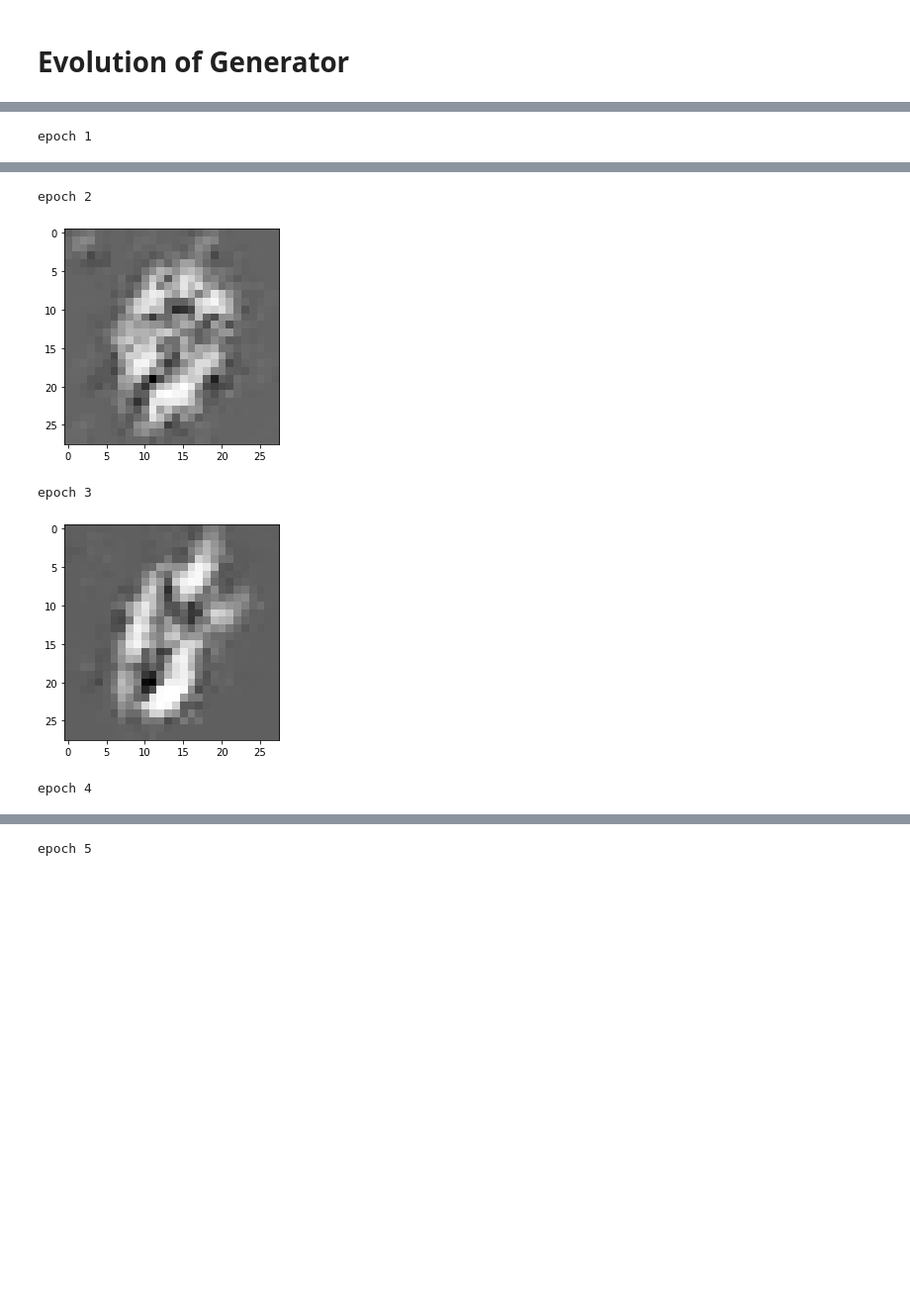
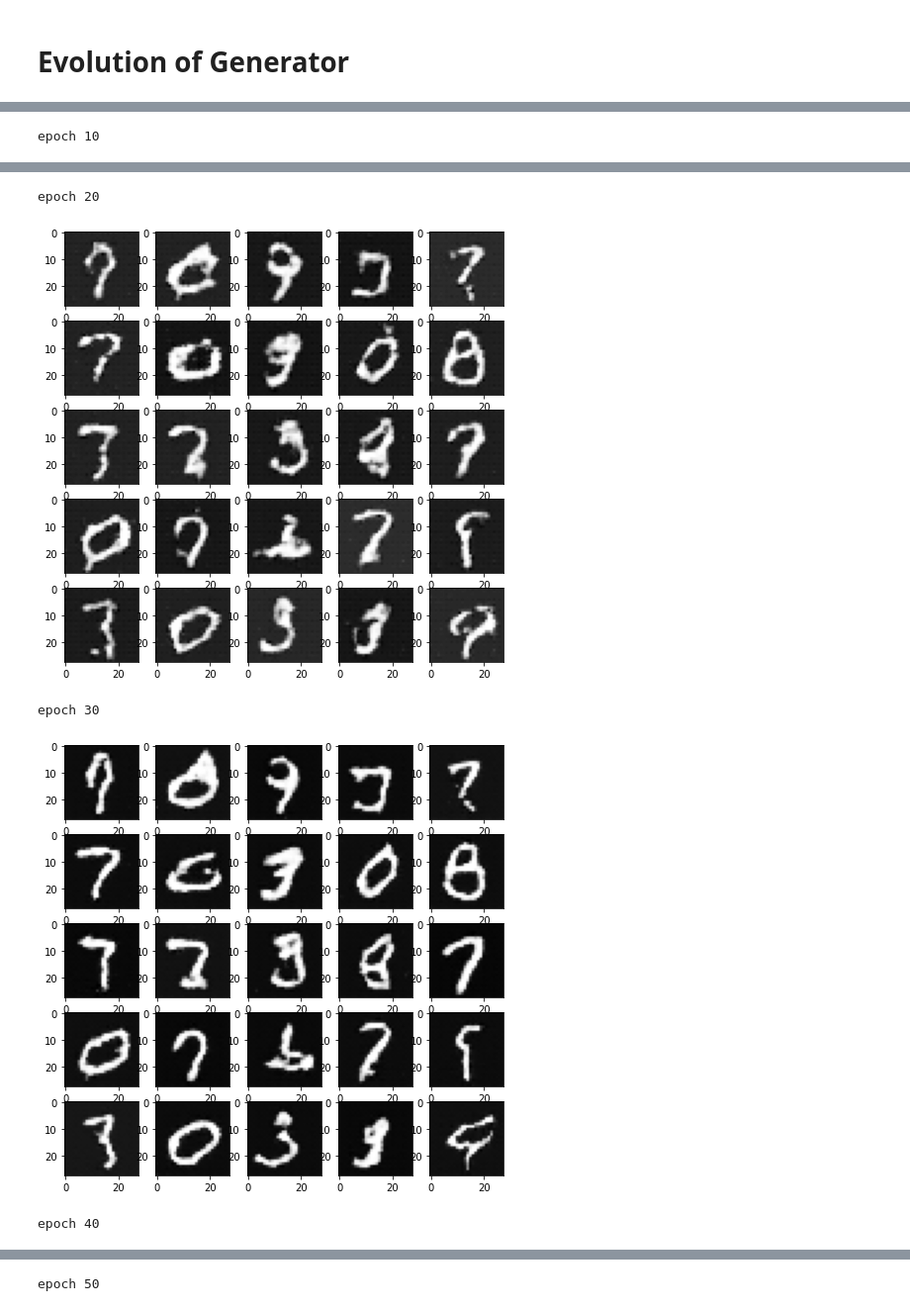
Before and after one commit to brianbt/btorch, a Jupyter notebook: tutor/GAN_MNIST.ipynb, the cells around one changed output, grey strips where cells are left out. Shown at 99% size. Drawn from its saved outputs; the diff is of its cells as text; code cells hidden in the pictures; blank space fills up the shorter version.

```diff
--- a/tutor/GAN_MNIST.ipynb
+++ b/tutor/GAN_MNIST.ipynb
@@ -235,7 +251,7 @@ gan._optimizer = {'D':torch.optim.Adam(gan.d.parameters(), lr=0.0002, betas=(0.5
 gan._config['max_epoch'] = 100
 gan._config['val_freq'] = 10
 gan._config['evol'] = []
-gan._config['evol_seed'] = torch.randn((1,100), device='cuda')
+gan._config['evol_seed'] = torch.randn((25,100), device='cuda')
 
 # Set GPU
 gan.auto_gpu()
@@ -244,5 +260,5 @@ auto_gpu: using GPU (Tesla T4)
 # %% [markdown]
 ## Training
 # %%
-gan.fit(trainset, validation_data=testset, batch_size=256, drop_last=True)
+gan.fit(trainset, validation_data=testset, batch_size=256, drop_last=True, workers=4)
 # %% [output]
@@ -321,7 +335,7 @@ tensor([0.6793], device='cuda:0', grad_fn=<SelectBackward0>)
 # %% [markdown]
 # Evolution of Generator
 # %%
-for i in range(0,len(gan._config['evol']), 1):
+for i in range(0,len(gan._config['evol']), 10):
   print(f"epoch {i}")
   btorch.vision.utils.pplot(gan._config['evol'][i])
 # %% [output]
@@ -330 +344 @@ epoch 0
-epoch 1
+epoch 10
@@ -332,5 +346,5 @@ epoch 1
-epoch 2
+epoch 20
-[figure, old version]
+[figure, new version]
-epoch 3
+epoch 30
-[figure, old version]
+[figure, new version]
-epoch 4
+epoch 40
@@ -338 +352 @@ epoch 4
-epoch 5
+epoch 50
```
Also changed, not shown: parts of 8 cells of this notebook.
